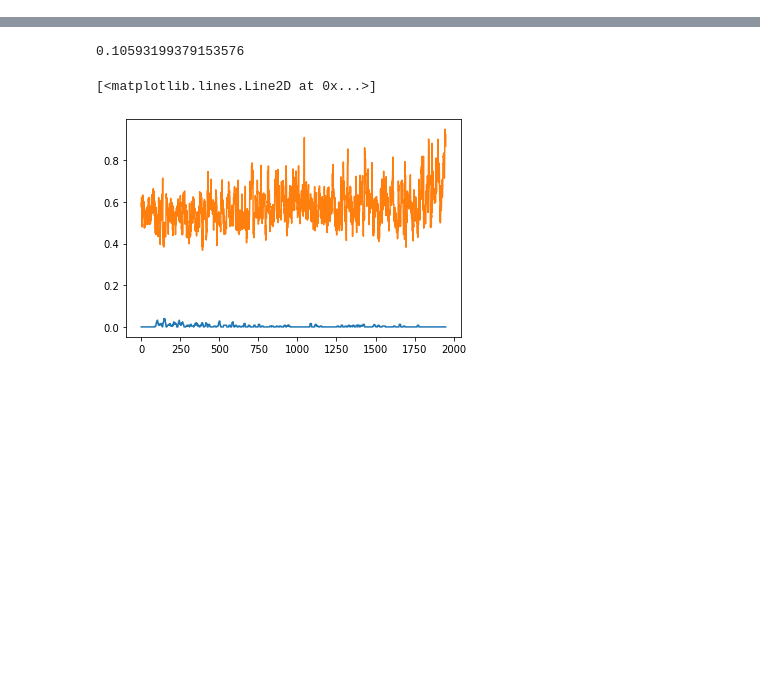
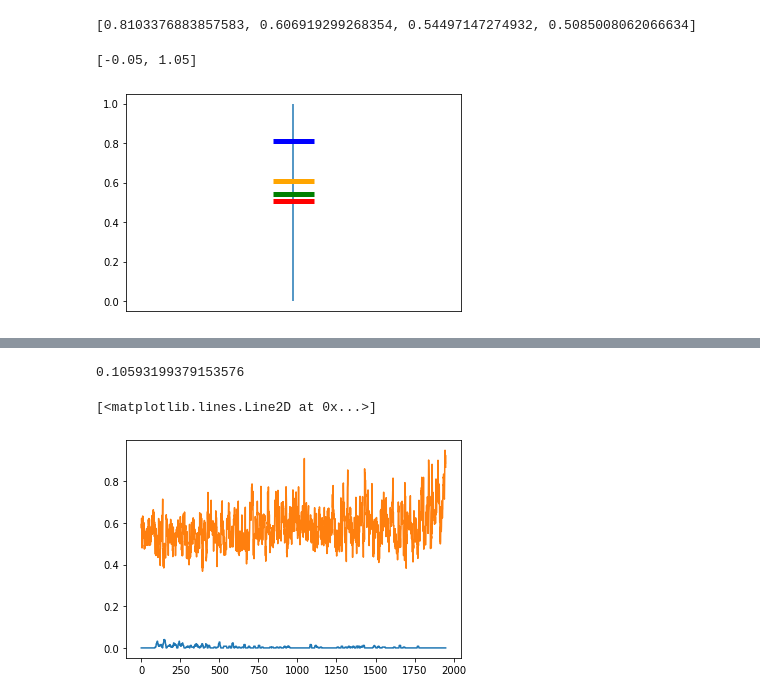
Before and after one commit to Benjamin-Wkd/Network-Graph-Analysis, a Jupyter notebook: load Matlab struct.ipynb, the cells around one changed output, grey strips where cells are left out. Cells and saved outputs as stored; diff of their text form; code cells hidden in the pictures; blank space fills up the shorter version.

Commit message:
projection centralization

```diff
--- a/load Matlab struct.ipynb
+++ b/load Matlab struct.ipynb
@@ -484,0 +499,21 @@ nwin, N, theta, so, spec, Sharing, RippleDensity_by_win, flat_adj = load_from_ma
+# %%
+C = np.array(C)
+project_C = []
+colors = ['blue', 'orange', 'green', 'red']
+
+plt.figure()
+plt.vlines(1,0,1)  # Draw a horizontal line
+for sub in [1,2,3,4]:
+  project_C.append(np.mean(C[Sharing==sub]))
+  plt.eventplot([project_C[sub-1]], orientation='vertical', colors=colors[sub-1],  linelengths=.1, linewidths=5)
+project_C
+
+ax = plt.gca()
+ax.get_xaxis().set_visible(False)
+ax.set_xlim([0.6,1.4])
+print(project_C)
+list(ax.get_ylim())
+# %% [output]
+[0.8103376883857583, 0.606919299268354, 0.54497147274932, 0.5085008062066634]
+[-0.05, 1.05]
+[figure, added]
```
Also changed, not shown: parts of 8 cells of this notebook.
